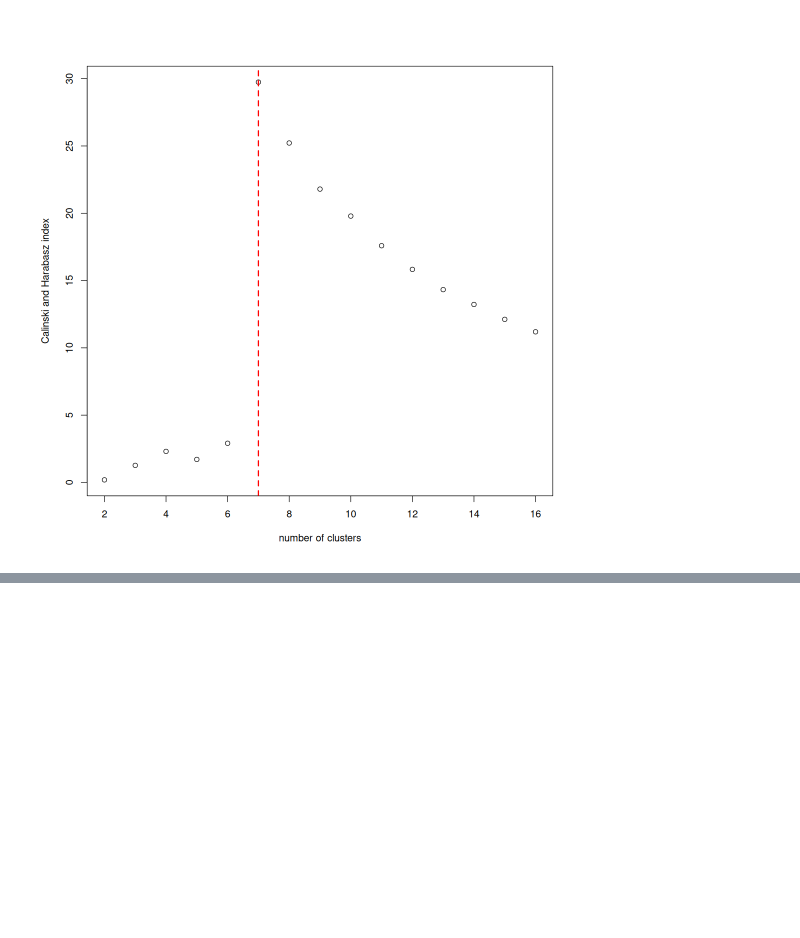
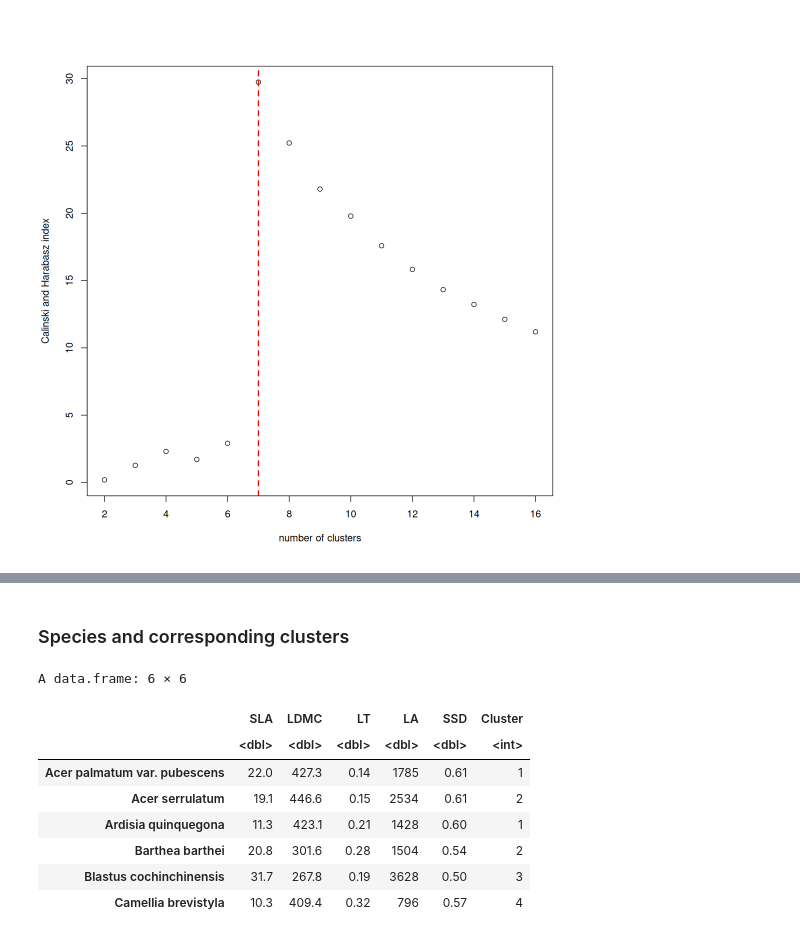
Before and after one commit to zfourati/Multivariate_statisitcs_project, a Jupyter notebook: taiwan_forest/script_alena.ipynb, the cells around one changed output, grey strips where cells are left out. Cells and saved outputs as stored; diff of their text form; code cells hidden in the pictures; blank space fills up the shorter version.

```diff
--- a/taiwan_forest/script_alena.ipynb
+++ b/taiwan_forest/script_alena.ipynb
@@ -392,0 +496,28 @@ plot(spe.b.pcoa.env, p.max = 0.05, col = 3)
+# %% [markdown]
+### Species and corresponding clusters
+# %%
+cluster_df <- data.frame(
+  Species = names(Nb.UPGMA$Best.partition),
+  Cluster = as.integer(Nb.UPGMA$Best.partition)
+)
+
+traits_with_clusters <- merge(
+  traits,
+  cluster_df,
+  by = "Species"
+)
+
+rownames(traits_with_clusters) <- traits_with_clusters$Species
+traits_with_clusters$Species <- NULL
+
+head(traits_with_clusters)
+# %% [output]
+A data.frame: 6 × 6
+|  | SLA | LDMC | LT | LA | SSD | Cluster |
+|  | <dbl> | <dbl> | <dbl> | <dbl> | <dbl> | <int> |
+| Acer palmatum var. pubescens | 22.0 | 427.3 | 0.14 | 1785 | 0.61 | 1 |
+| Acer serrulatum | 19.1 | 446.6 | 0.15 | 2534 | 0.61 | 2 |
+| Ardisia quinquegona | 11.3 | 423.1 | 0.21 | 1428 | 0.60 | 1 |
+| Barthea barthei | 20.8 | 301.6 | 0.28 | 1504 | 0.54 | 2 |
+| Blastus cochinchinensis | 31.7 | 267.8 | 0.19 | 3628 | 0.50 | 3 |
+| Camellia brevistyla | 10.3 | 409.4 | 0.32 | 796 | 0.57 | 4 |
```
Also changed, not shown: parts of 12 cells of this notebook, 1 other file.
